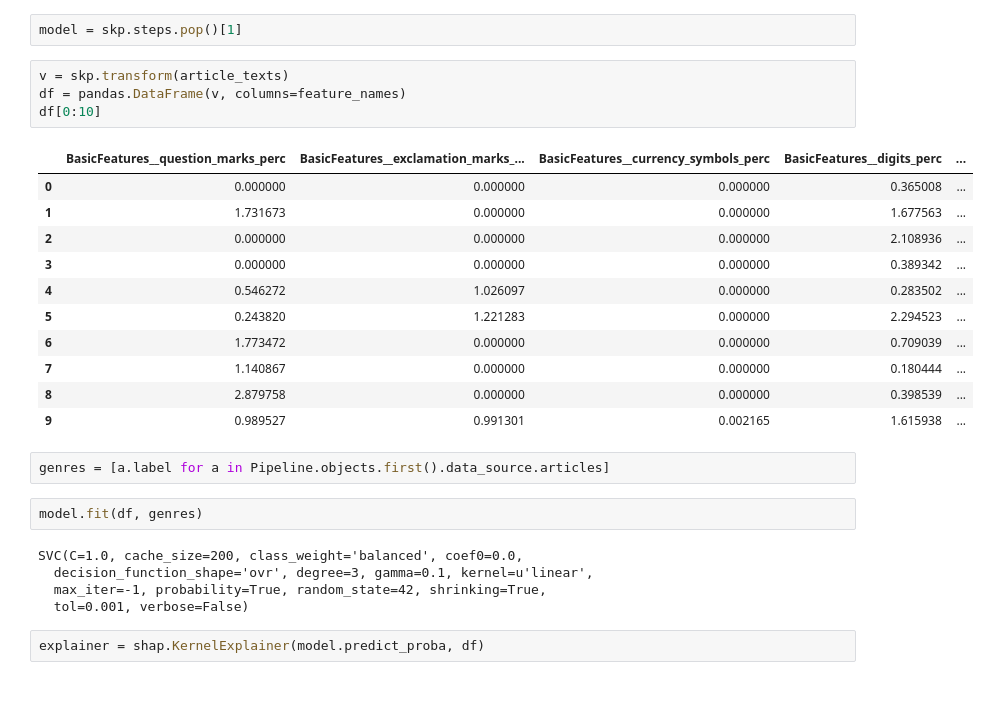
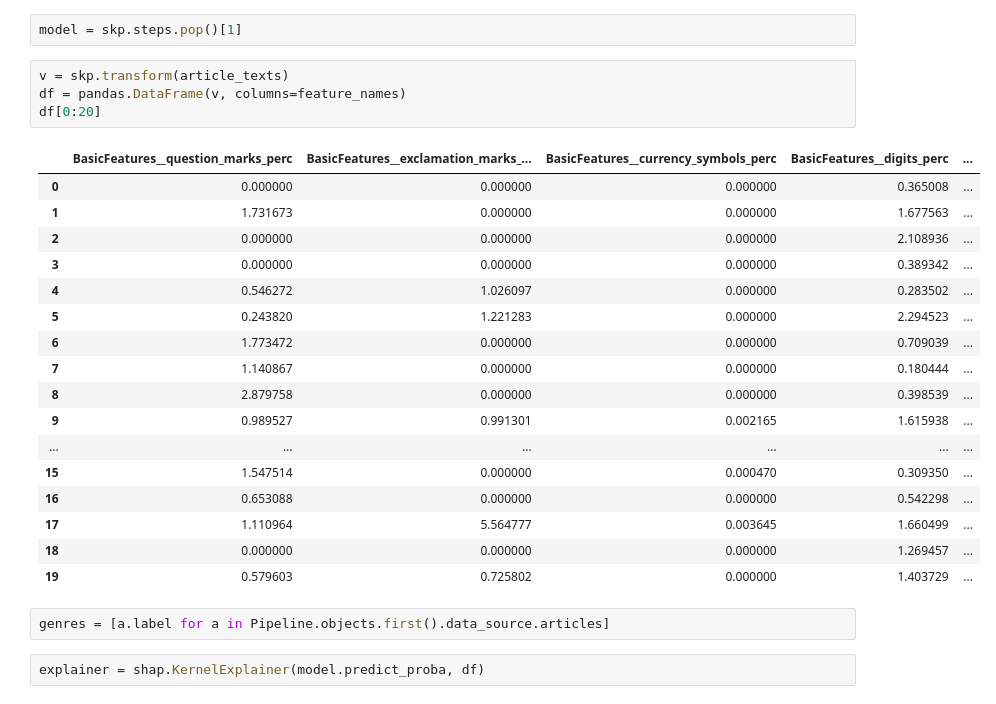
Before and after one commit to newsgac/platform, a Jupyter notebook: notebooks/shap.ipynb, the cells around one changed output. Drawn from its saved outputs; the diff is of its cells as text.

Commit message:
shap notebook: skip retraining of model

```diff
--- a/notebooks/shap.ipynb
+++ b/notebooks/shap.ipynb
@@ -21,28 +21,27 @@ model = skp.steps.pop()[1]
 # %%
 v = skp.transform(article_texts)
 df = pandas.DataFrame(v, columns=feature_names)
-df[0:10]
+df[0:20]
 # %% [output]
 |  | BasicFeatures__question_marks_perc | BasicFeatures__exclamation_marks_... | BasicFeatures__currency_symbols_perc | BasicFeatures__digits_perc | ... |
 | 0 | 0.000000 | 0.000000 | 0.000000 | 0.365008 | ... |
 | 1 | 1.731673 | 0.000000 | 0.000000 | 1.677563 | ... |
 | 2 | 0.000000 | 0.000000 | 0.000000 | 2.108936 | ... |
 | 3 | 0.000000 | 0.000000 | 0.000000 | 0.389342 | ... |
 | 4 | 0.546272 | 1.026097 | 0.000000 | 0.283502 | ... |
 | 5 | 0.243820 | 1.221283 | 0.000000 | 2.294523 | ... |
 | 6 | 1.773472 | 0.000000 | 0.000000 | 0.709039 | ... |
 | 7 | 1.140867 | 0.000000 | 0.000000 | 0.180444 | ... |
 | 8 | 2.879758 | 0.000000 | 0.000000 | 0.398539 | ... |
 | 9 | 0.989527 | 0.991301 | 0.002165 | 1.615938 | ... |
+| ... | ... | ... | ... | ... | ... |
+| 15 | 1.547514 | 0.000000 | 0.000470 | 0.309350 | ... |
+| 16 | 0.653088 | 0.000000 | 0.000000 | 0.542298 | ... |
+| 17 | 1.110964 | 5.564777 | 0.003645 | 1.660499 | ... |
+| 18 | 0.000000 | 0.000000 | 0.000000 | 1.269457 | ... |
+| 19 | 0.579603 | 0.725802 | 0.000000 | 1.403729 | ... |
 # %%
 genres = [a.label for a in Pipeline.objects.first().data_source.articles]
-# %%
-model.fit(df, genres)
-# %% [output]
-SVC(C=1.0, cache_size=200, class_weight='balanced', coef0=0.0,
-  decision_function_shape='ovr', degree=3, gamma=0.1, kernel=u'linear',
-  max_iter=-1, probability=True, random_state=42, shrinking=True,
-  tol=0.001, verbose=False)
 # %%
 explainer = shap.KernelExplainer(model.predict_proba, df)
 # %%
```
Also changed, not shown: parts of 2 cells of this notebook.
